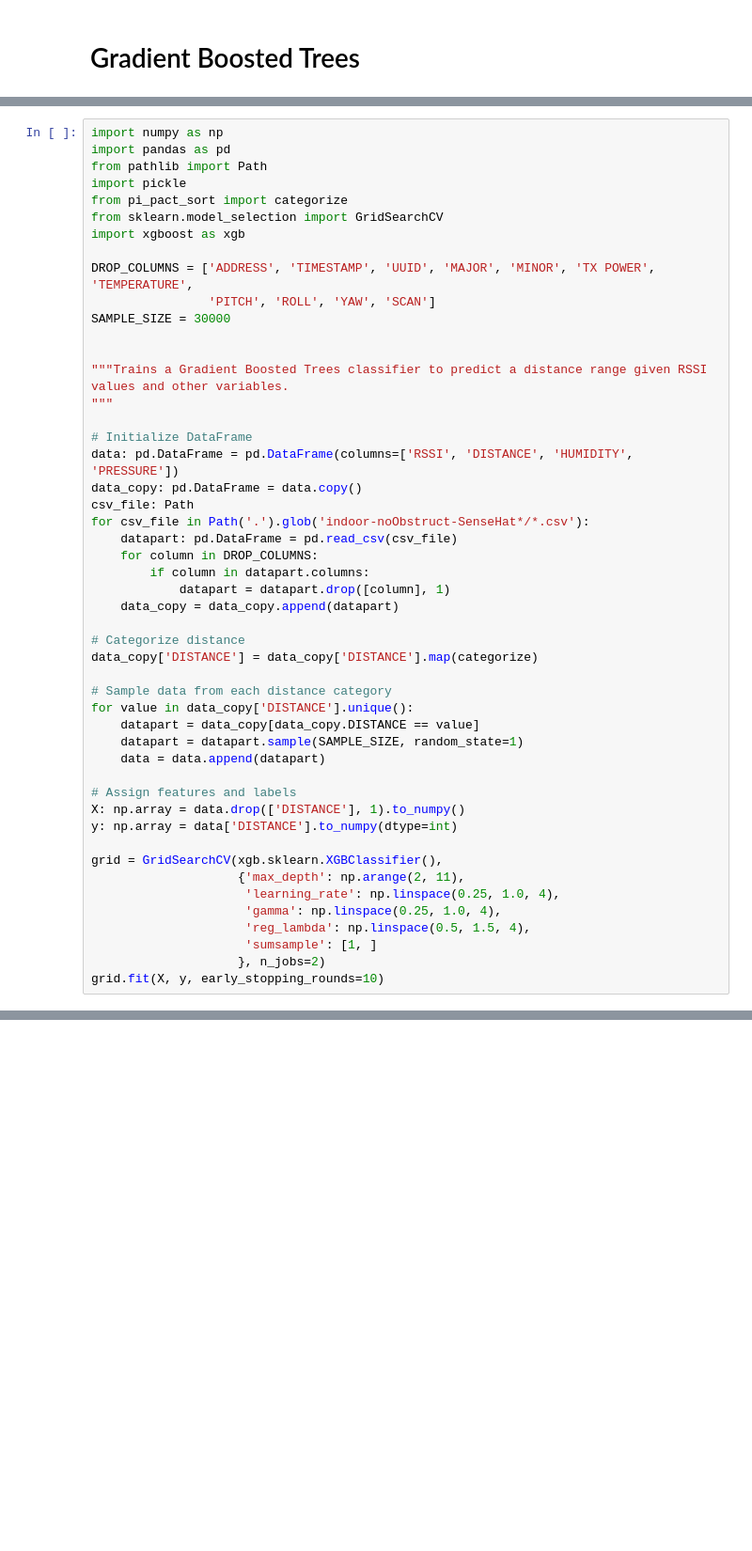
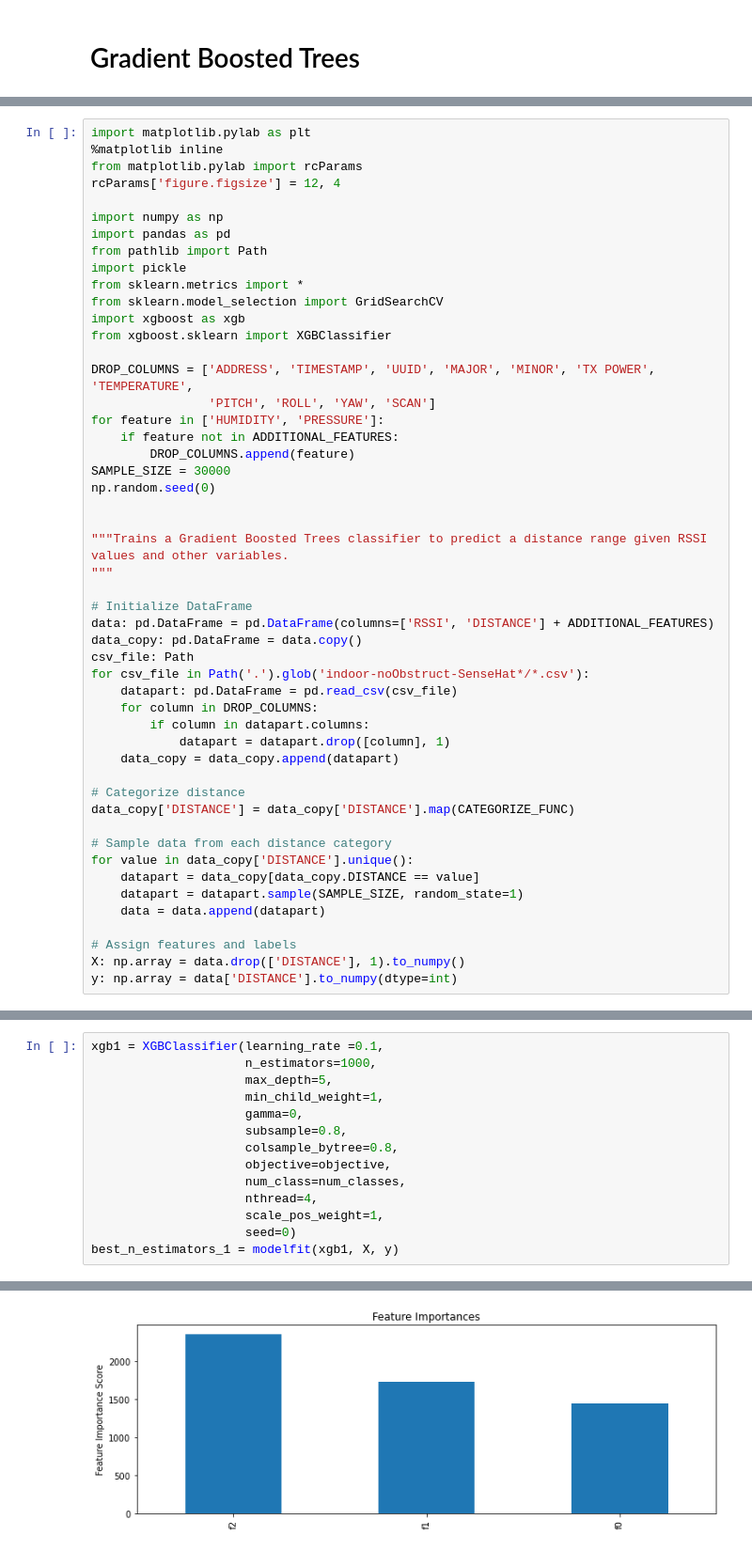
Before and after one commit to Winner-exe/piPACT, a Jupyter notebook: pi_pact_xgboost.ipynb, the cells around one changed output, grey strips where cells are left out. Shown at 94% size. Cells and saved outputs as stored; diff of their text form; blank space fills up the shorter version.

Commit message:
Trained the XGBoost models.

```diff
--- a/pi_pact_xgboost.ipynb
+++ b/pi_pact_xgboost.ipynb
@@ -3,22 +36,32 @@
 # %%
+import matplotlib.pylab as plt
+%matplotlib inline
+from matplotlib.pylab import rcParams
+rcParams['figure.figsize'] = 12, 4
+
 import numpy as np
 import pandas as pd
 from pathlib import Path
 import pickle
-from pi_pact_sort import categorize
+from sklearn.metrics import *
 from sklearn.model_selection import GridSearchCV
 import xgboost as xgb
+from xgboost.sklearn import XGBClassifier
 
 DROP_COLUMNS = ['ADDRESS', 'TIMESTAMP', 'UUID', 'MAJOR', 'MINOR', 'TX POWER', 'TEMPERATURE',
                 'PITCH', 'ROLL', 'YAW', 'SCAN']
+for feature in ['HUMIDITY', 'PRESSURE']:
+    if feature not in ADDITIONAL_FEATURES:
+        DROP_COLUMNS.append(feature)
 SAMPLE_SIZE = 30000
+np.random.seed(0)
 
 
 """Trains a Gradient Boosted Trees classifier to predict a distance range given RSSI values and other variables.
 """
 
 # Initialize DataFrame
-data: pd.DataFrame = pd.DataFrame(columns=['RSSI', 'DISTANCE', 'HUMIDITY', 'PRESSURE'])
+data: pd.DataFrame = pd.DataFrame(columns=['RSSI', 'DISTANCE'] + ADDITIONAL_FEATURES)
 data_copy: pd.DataFrame = data.copy()
 csv_file: Path
 for csv_file in Path('.').glob('indoor-noObstruct-SenseHat*/*.csv'):
@@ -29,7 +72,7 @@ for csv_file in Path('.').glob('indoor-noObstruct-SenseHat*/*.csv'):
     data_copy = data_copy.append(datapart)
 
 # Categorize distance
-data_copy['DISTANCE'] = data_copy['DISTANCE'].map(categorize)
+data_copy['DISTANCE'] = data_copy['DISTANCE'].map(CATEGORIZE_FUNC)
 
 # Sample data from each distance category
 for value in data_copy['DISTANCE'].unique():
@@ -40,12 +83,3 @@ for value in data_copy['DISTANCE'].unique():
 # Assign features and labels
 X: np.array = data.drop(['DISTANCE'], 1).to_numpy()
 y: np.array = data['DISTANCE'].to_numpy(dtype=int)
-
-grid = GridSearchCV(xgb.sklearn.XGBClassifier(),
-                    {'max_depth': np.arange(2, 11),
-                     'learning_rate': np.linspace(0.25, 1.0, 4),
-                     'gamma': np.linspace(0.25, 1.0, 4),
-                     'reg_lambda': np.linspace(0.5, 1.5, 4),
-                     'sumsample': [1, ]
-                    }, n_jobs=2)
-grid.fit(X, y, early_stopping_rounds=10)
@@ -55,0 +136,15 @@ print('accuracy =', grid.best_score_)
+# %%
+xgb1 = XGBClassifier(learning_rate =0.1,
+                     n_estimators=1000,
+                     max_depth=5,
+                     min_child_weight=1,
+                     gamma=0,
+                     subsample=0.8,
+                     colsample_bytree=0.8,
+                     objective=objective,
+                     num_class=num_classes,
+                     nthread=4,
+                     scale_pos_weight=1,
+                     seed=0)
+best_n_estimators_1 = modelfit(xgb1, X, y)
+# %% [output]
@@ -55,0 +168 @@ print('accuracy =', grid.best_score_)
+[figure, added]
```
Also changed, not shown: parts of 21 cells of this notebook, 13 other files.
